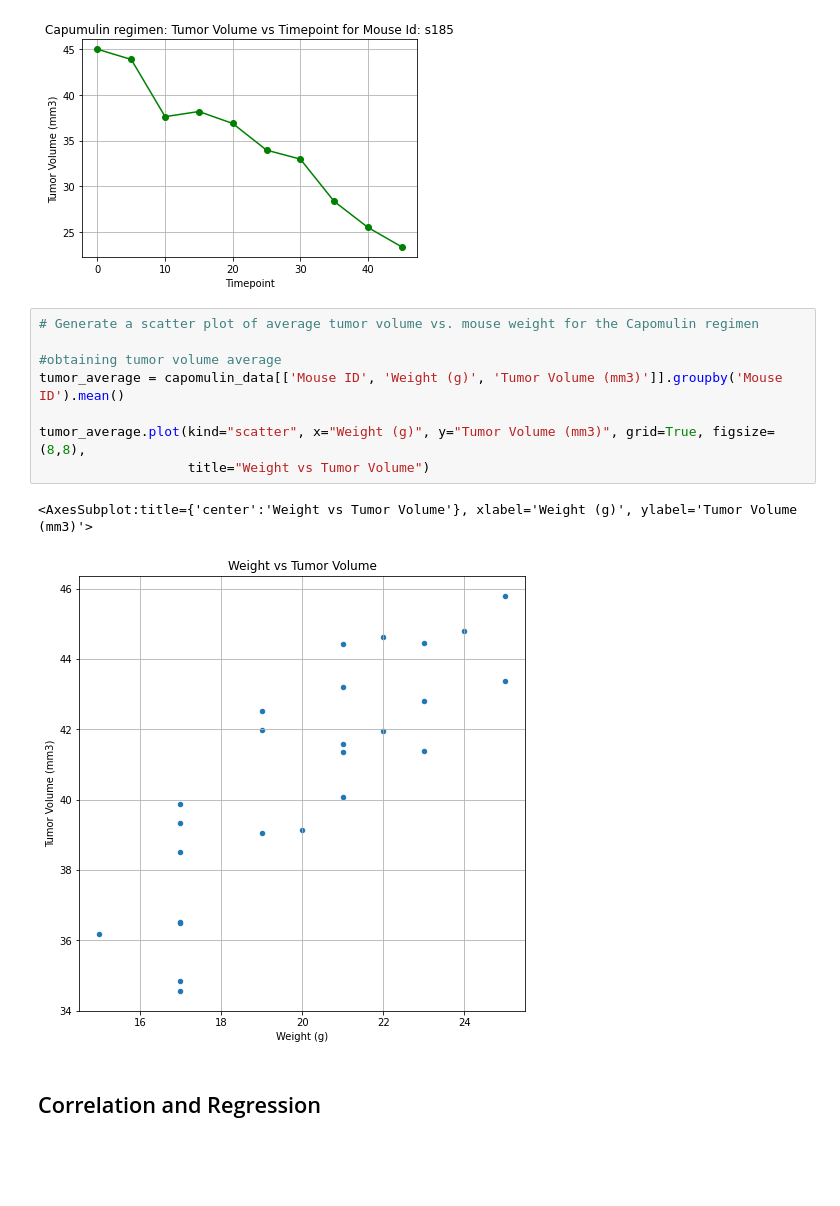
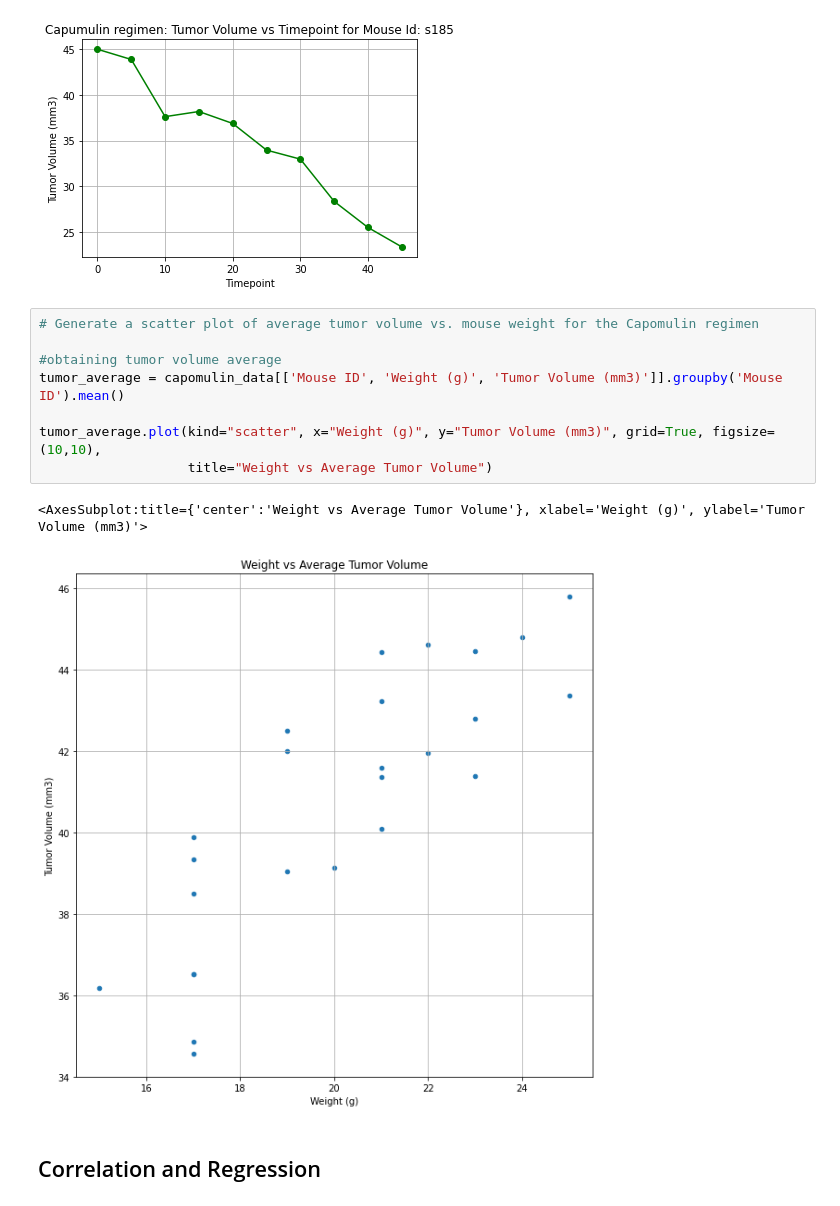
Before and after one commit to JuanjoFernandez/pharmaceutical, a Jupyter notebook: Pymaceuticals/pymaceuticals_starter.ipynb, the cells around one changed output. Drawn from its saved outputs; the diff is of its cells as text; blank space fills up the shorter version.

```diff
--- a/Pymaceuticals/pymaceuticals_starter.ipynb
+++ b/Pymaceuticals/pymaceuticals_starter.ipynb
@@ -367,14 +367,14 @@ From the list of mouse ID's please type the one you want to see the plot for:
 # %%
 # Generate a scatter plot of average tumor volume vs. mouse weight for the Capomulin regimen
 
 #obtaining tumor volume average
 tumor_average = capomulin_data[['Mouse ID', 'Weight (g)', 'Tumor Volume (mm3)']].groupby('Mouse ID').mean()
 
-tumor_average.plot(kind="scatter", x="Weight (g)", y="Tumor Volume (mm3)", grid=True, figsize=(8,8),
-                   title="Weight vs Tumor Volume")
+tumor_average.plot(kind="scatter", x="Weight (g)", y="Tumor Volume (mm3)", grid=True, figsize=(10,10),
+                   title="Weight vs Average Tumor Volume")
 # %% [output]
-<AxesSubplot:title={'center':'Weight vs Tumor Volume'}, xlabel='Weight (g)', ylabel='Tumor Volume (mm3)'>
+<AxesSubplot:title={'center':'Weight vs Average Tumor Volume'}, xlabel='Weight (g)', ylabel='Tumor Volume (mm3)'>
-[figure, old version]
+[figure, new version]
 # %% [markdown]
 ## Correlation and Regression
 # %%
```
Also changed, not shown: parts of 2 cells of this notebook, 1 other file.
